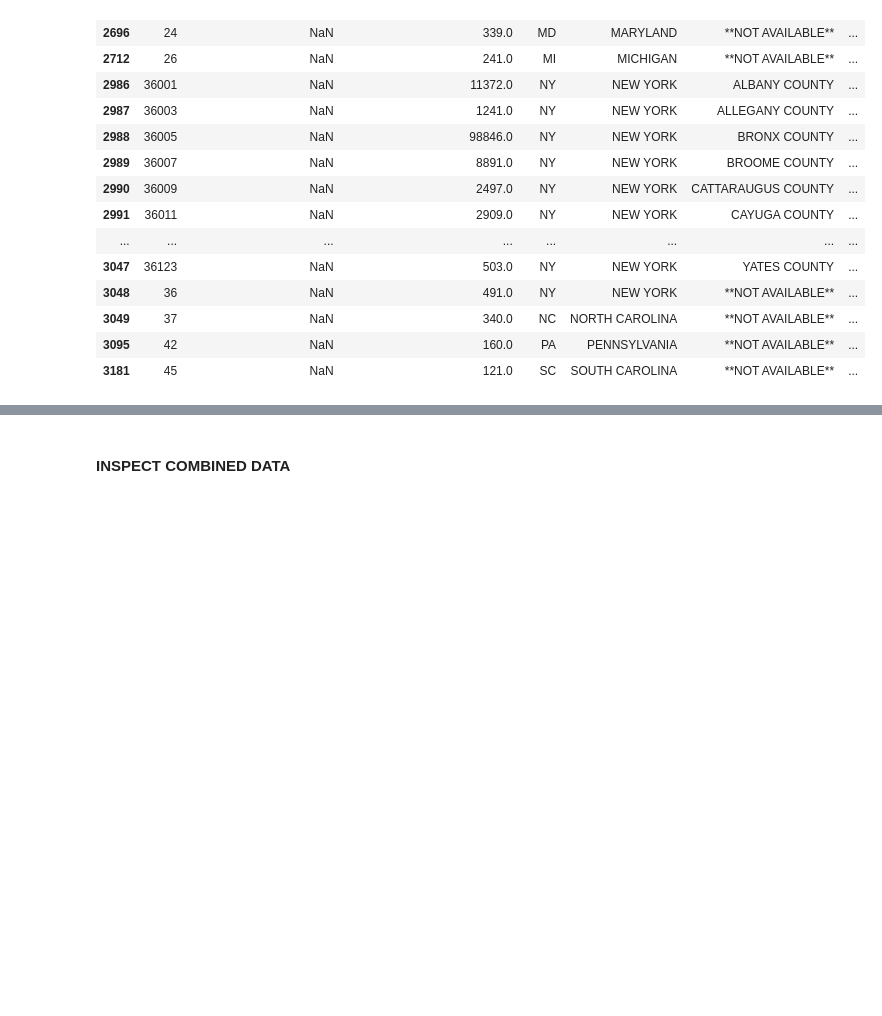
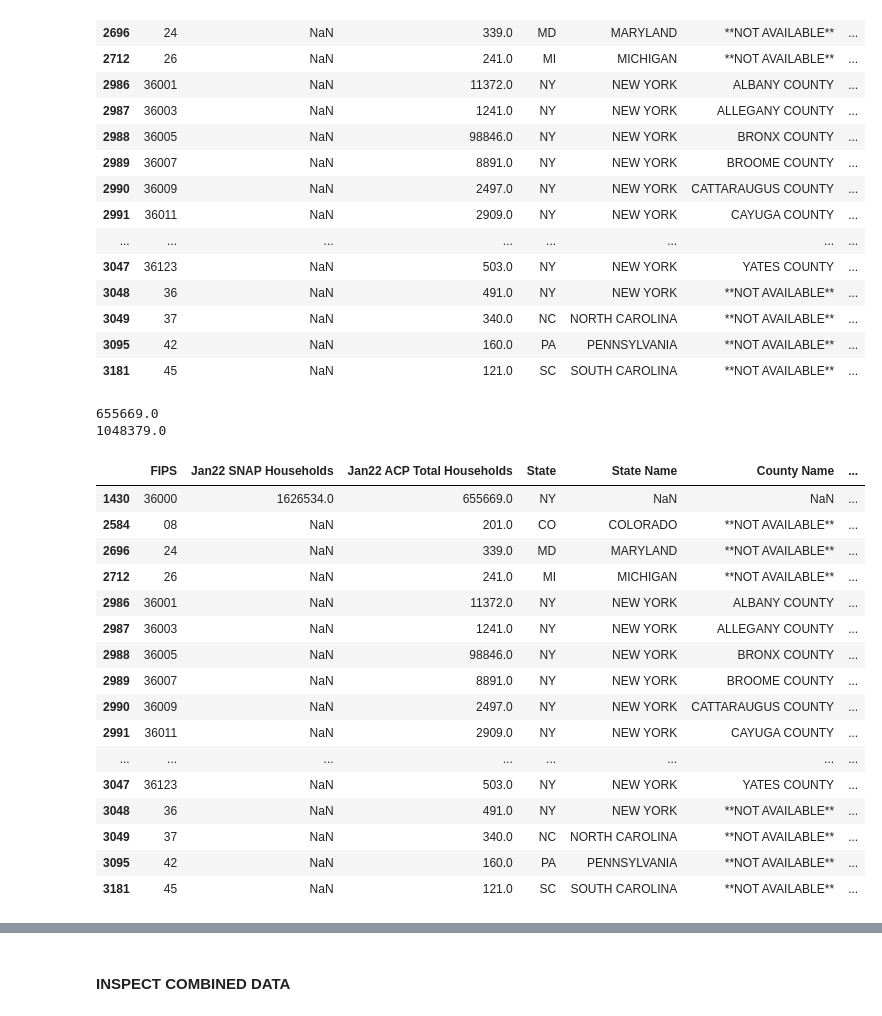
Before and after one commit to datakind/BDT_DataDive_Dec22, a Jupyter notebook: notebooks/BDT DataDive ACP vs SNAP Enrollment.ipynb, the cells around one changed output, grey strips where cells are left out. Drawn from its saved outputs; the diff is of its cells as text; code cells hidden in the pictures; blank space fills up the shorter version.

```diff
--- a/notebooks/BDT DataDive ACP vs SNAP Enrollment.ipynb
+++ b/notebooks/BDT DataDive ACP vs SNAP Enrollment.ipynb
@@ -634,3 +636,34 @@ bdt[bdt.isnull().any(axis=1)]
 | 3049 | 37 | NaN | 340.0 | NC | NORTH CAROLINA | **NOT AVAILABLE** | ... |
 | 3095 | 42 | NaN | 160.0 | PA | PENNSYLVANIA | **NOT AVAILABLE** | ... |
 | 3181 | 45 | NaN | 121.0 | SC | SOUTH CAROLINA | **NOT AVAILABLE** | ... |
+# %%
+nyjan22acp = bdt.loc[bdt['State'] == 'NY', 'Jan22 ACP Total Households'].sum()
+nyoct22acp = bdt.loc[bdt['State'] == 'NY', 'Oct22 ACP Total Households'].sum()
+print (nyjan22acp)
+print (nyoct22acp)
+# %% [output]
+655669.0
+1048379.0
+# %%
+bdt.loc[1430,['Jan22 ACP Total Households']] = [655669]
+bdt.loc[1430,['Oct22 ACP Total Households']] = [1048379]
+# %%
+bdt[bdt.isnull().any(axis=1)]
+# %% [output]
+|  | FIPS | Jan22 SNAP Households | Jan22 ACP Total Households | State | State Name | County Name | ... |
+| 1430 | 36000 | 1626534.0 | 655669.0 | NY | NaN | NaN | ... |
+| 2584 | 08 | NaN | 201.0 | CO | COLORADO | **NOT AVAILABLE** | ... |
+| 2696 | 24 | NaN | 339.0 | MD | MARYLAND | **NOT AVAILABLE** | ... |
+| 2712 | 26 | NaN | 241.0 | MI | MICHIGAN | **NOT AVAILABLE** | ... |
+| 2986 | 36001 | NaN | 11372.0 | NY | NEW YORK | ALBANY COUNTY | ... |
+| 2987 | 36003 | NaN | 1241.0 | NY | NEW YORK | ALLEGANY COUNTY | ... |
+| 2988 | 36005 | NaN | 98846.0 | NY | NEW YORK | BRONX COUNTY | ... |
+| 2989 | 36007 | NaN | 8891.0 | NY | NEW YORK | BROOME COUNTY | ... |
+| 2990 | 36009 | NaN | 2497.0 | NY | NEW YORK | CATTARAUGUS COUNTY | ... |
+| 2991 | 36011 | NaN | 2909.0 | NY | NEW YORK | CAYUGA COUNTY | ... |
+| ... | ... | ... | ... | ... | ... | ... | ... |
+| 3047 | 36123 | NaN | 503.0 | NY | NEW YORK | YATES COUNTY | ... |
+| 3048 | 36 | NaN | 491.0 | NY | NEW YORK | **NOT AVAILABLE** | ... |
+| 3049 | 37 | NaN | 340.0 | NC | NORTH CAROLINA | **NOT AVAILABLE** | ... |
+| 3095 | 42 | NaN | 160.0 | PA | PENNSYLVANIA | **NOT AVAILABLE** | ... |
+| 3181 | 45 | NaN | 121.0 | SC | SOUTH CAROLINA | **NOT AVAILABLE** | ... |
```
Also changed, not shown: parts of 9 cells of this notebook, 1 other file.
